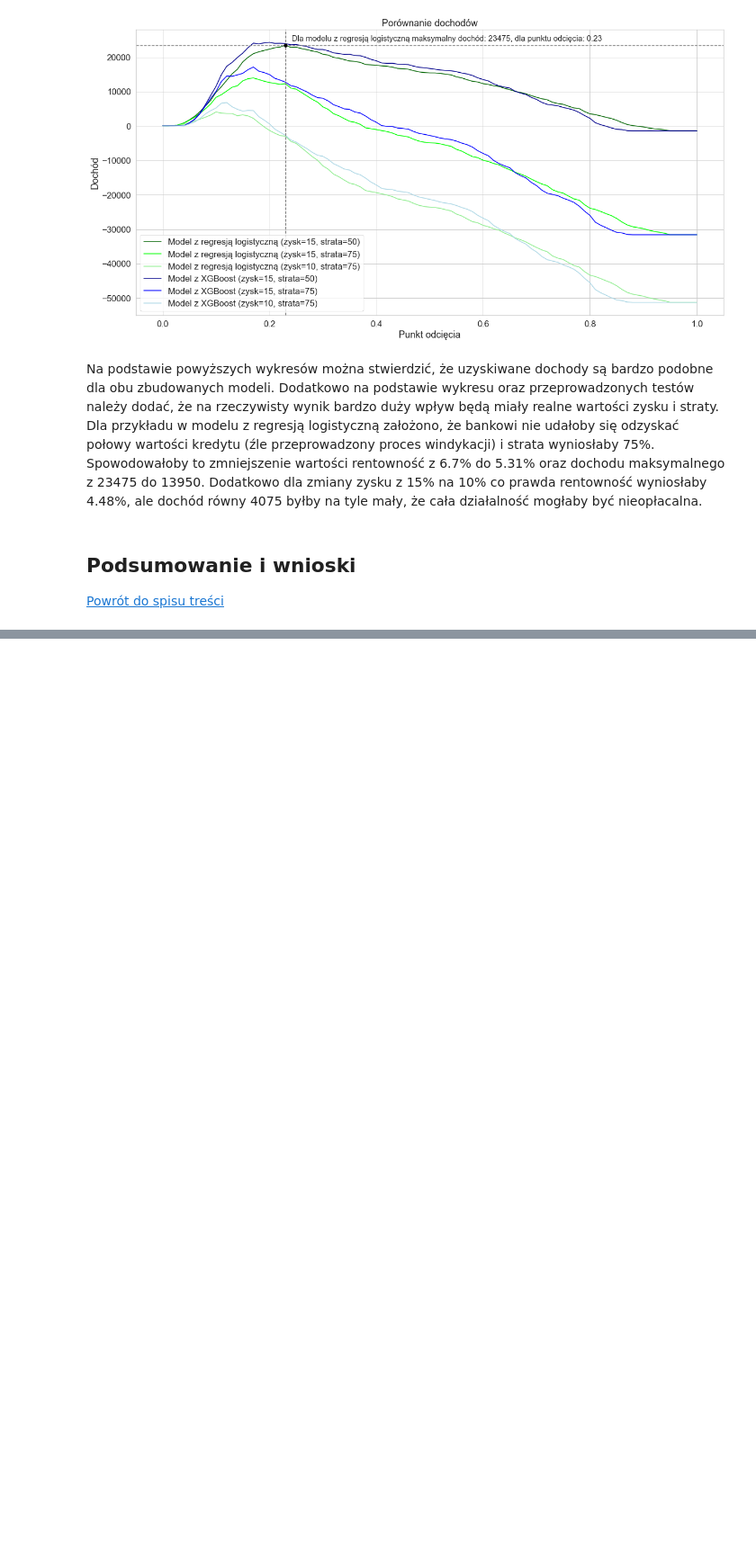
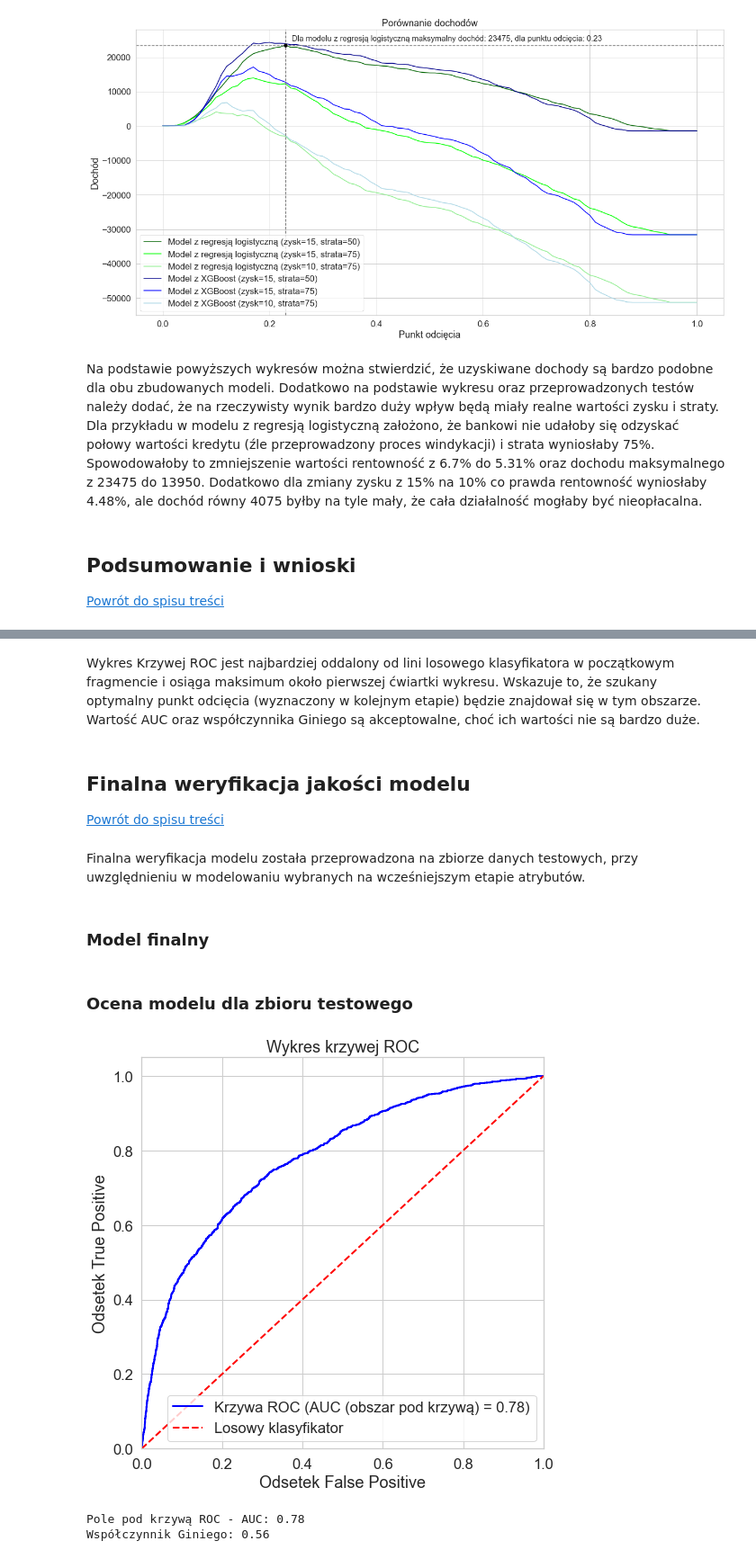
Before and after one commit to TomekSwiatek/Analiza-i-predykcja-sp-aty-nale-no-ci-przez-posiadaczy-kart-kredytowych, a Jupyter notebook: Analiza i predykcja spłaty należności przez posiadaczy kart kredytowych.ipynb, the cells around one changed output, grey strips where cells are left out. Shown at 90% size. Drawn from its saved outputs; the diff is of its cells as text; code cells hidden in the pictures; blank space fills up the shorter version.

```diff
--- a/Analiza i predykcja spłaty należności przez posiadaczy kart kredytowych.ipynb
+++ b/Analiza i predykcja spłaty należności przez posiadaczy kart kredytowych.ipynb
@@ -1469,0 +1841,24 @@ W celu dokładnej oceny jakości modelu przed zastosowaniem w rzeczywistych waru
+# %% [markdown]
+Wykres Krzywej ROC jest najbardziej oddalony od lini losowego klasyfikatora w początkowym fragmencie i osiąga maksimum około pierwszej ćwiartki wykresu. Wskazuje to, że szukany optymalny punkt odcięcia (wyznaczony w kolejnym etapie) będzie znajdował się w tym obszarze.<br>
+Wartość AUC oraz współczynnika Giniego są akceptowalne, choć ich wartości nie są bardzo duże.
+# %% [markdown]
+<a class="anchor" id="model_fin"></a>
+## Finalna weryfikacja jakości modelu
+[Powrót do spisu treści](#toc)
+# %% [markdown]
+Finalna weryfikacja modelu została przeprowadzona na zbiorze danych testowych, przy uwzględnieniu w modelowaniu  wybranych na wcześniejszym etapie atrybutów.
+# %% [markdown]
+<a class="anchor" id="budowa_fin"></a>
+### Model finalny
+# %%
+y_pred_fin = model.predict_proba(x_test[atrybuty_wybrane]) #sprawdzenie modelu dla danych walidacyjnych
+y_pred_fin = y_pred_fin[:, 1] #przepisanie tylko kolumny z danymi zmiennej celu
+# %% [markdown]
+<a class="anchor" id="ocena_fin"></a>
+### Ocena modelu dla zbioru testowego
+# %%
+ocena_modelu(y_test, y_pred_fin)
+# %% [output]
+[figure, added]
+Pole pod krzywą ROC - AUC: 0.78
+Współczynnik Giniego: 0.56
```
Also changed, not shown: parts of 93 cells of this notebook, 5 other files.
